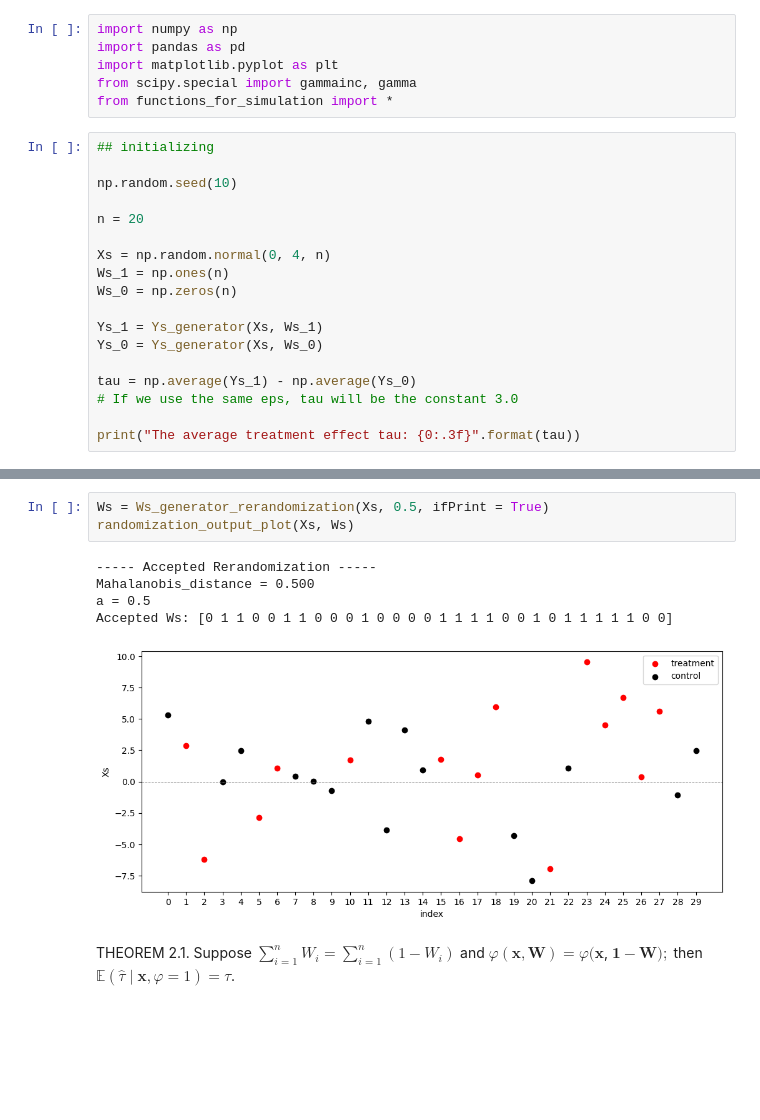
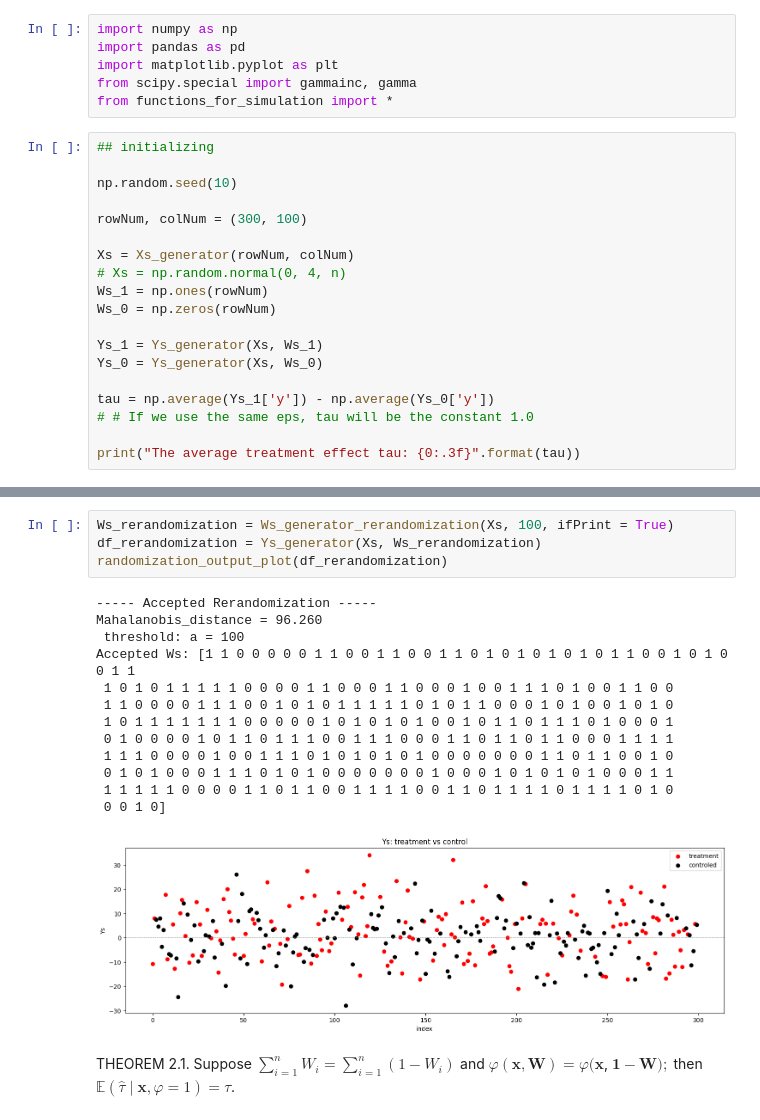
Before and after one commit to Rick7117/Rerandomization, a Jupyter notebook: rerandomization.ipynb, the cells around one changed output, grey strips where cells are left out. Saved outputs shown, nothing was run; the diff lists cells and outputs as text; blank space fills up the shorter version.

```diff
--- a/rerandomization.ipynb
+++ b/rerandomization.ipynb
@@ -9,17 +9,18 @@ from functions_for_simulation import *
 
 np.random.seed(10)
 
-n = 20
+rowNum, colNum = (300, 100)
 
-Xs = np.random.normal(0, 4, n)
-Ws_1 = np.ones(n)
-Ws_0 = np.zeros(n)
+Xs = Xs_generator(rowNum, colNum)
+# Xs = np.random.normal(0, 4, n)
+Ws_1 = np.ones(rowNum)
+Ws_0 = np.zeros(rowNum)
 
 Ys_1 = Ys_generator(Xs, Ws_1)
 Ys_0 = Ys_generator(Xs, Ws_0)
 
-tau = np.average(Ys_1) - np.average(Ys_0)
-# If we use the same eps, tau will be the constant 3.0
+tau = np.average(Ys_1['y']) - np.average(Ys_0['y'])
+# # If we use the same eps, tau will be the constant 1.0
 
 print("The average treatment effect tau: {0:.3f}".format(tau))
 # %% [output]
@@ -32,12 +35,21 @@ randomization_output_plot(Xs, Ws)
 # %%
-Ws = Ws_generator_rerandomization(Xs, 0.5, ifPrint = True)
-randomization_output_plot(Xs, Ws)
+Ws_rerandomization = Ws_generator_rerandomization(Xs, 100, ifPrint = True)
+df_rerandomization = Ys_generator(Xs, Ws_rerandomization)
+randomization_output_plot(df_rerandomization)
 # %% [output]
 ----- Accepted Rerandomization -----
-Mahalanobis_distance = 0.500
-a = 0.5
-Accepted Ws: [0 1 1 0 0 1 1 0 0 0 1 0 0 0 0 1 1 1 1 0 0 1 0 1 1 1 1 1 0 0]
+Mahalanobis_distance = 96.260
+ threshold: a = 100
+Accepted Ws: [1 1 0 0 0 0 0 1 1 0 0 1 1 0 0 1 1 0 1 0 1 0 1 0 1 0 1 1 0 0 1 0 1 0 0 1 1
+ 1 0 1 0 1 1 1 1 1 0 0 0 0 1 1 0 0 0 1 1 0 0 0 1 0 0 1 1 1 0 1 0 0 1 1 0 0
+ 1 1 0 0 0 0 1 1 1 0 0 1 0 1 0 1 1 1 1 1 0 1 0 1 1 0 0 0 1 0 1 0 0 1 0 1 0
+ 1 0 1 1 1 1 1 1 1 0 0 0 0 0 1 0 1 0 1 0 1 0 0 1 0 1 1 0 1 1 1 0 1 0 0 0 1
+ 0 1 0 0 0 0 1 0 1 1 0 1 1 1 0 0 1 1 1 0 0 0 1 1 0 1 1 0 1 1 0 0 0 1 1 1 1
+ 1 1 1 0 0 0 0 1 0 0 1 1 1 0 1 0 1 0 1 0 1 0 0 0 0 0 0 0 1 1 0 1 1 0 0 1 0
+ 0 1 0 1 0 0 0 1 1 1 0 1 0 1 0 0 0 0 0 0 0 1 0 0 0 1 0 1 0 1 0 1 0 0 0 1 1
+ 1 1 1 1 1 0 0 0 0 1 1 0 1 1 0 0 1 1 1 1 0 0 1 1 0 1 1 1 1 0 1 1 1 1 0 1 0
+ 0 0 1 0]
-[figure, old version]
+[figure, new version]
 # %% [markdown]
 THEOREM 2.1. Suppose $\sum_{i=1}^n W_i=\sum_{i=1}^n\left(1-W_i\right)$ and $\varphi(\mathbf{x}, \mathbf{W})=\varphi(\mathbf{x}$, $\mathbf{1}-\mathbf{W}) ;$ then $\mathbb{E}(\hat{\tau} \mid \mathbf{x}, \varphi=1)=\tau$.
 # %%
```
Also changed, not shown: parts of 6 cells of this notebook, 5 other files.
